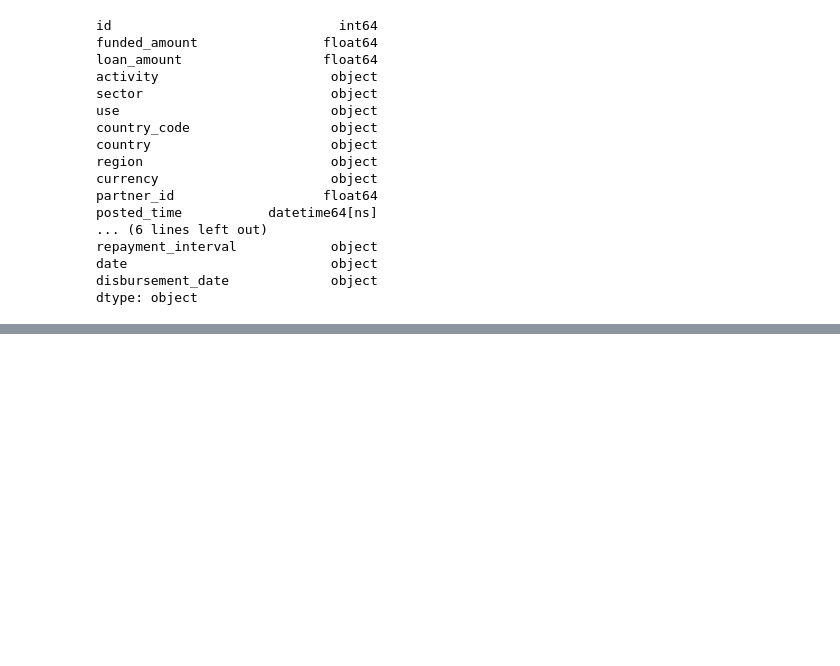
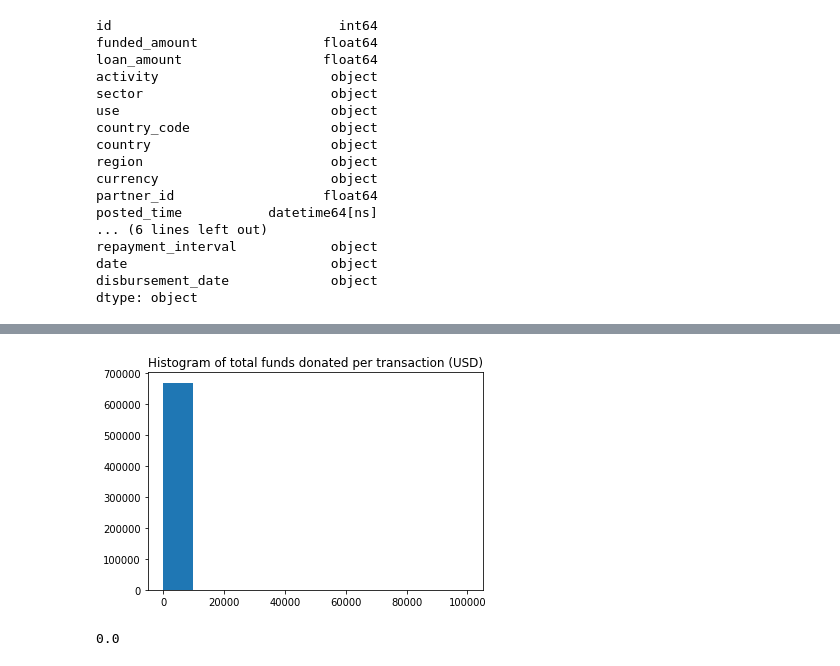
Before and after one commit to masterpython4ds/assignment-1-CeeThinwa, a Jupyter notebook: KIVA Analysis.ipynb, the cells around one changed output, grey strips where cells are left out. Cells and saved outputs as stored; diff of their text form; code cells hidden in the pictures; blank space fills up the shorter version.

```diff
--- a/KIVA Analysis.ipynb
+++ b/KIVA Analysis.ipynb
@@ -265,0 +269,14 @@ plt.show()
+# %%
+# plot all individual contributions
+fig, ax = plt.subplots()
+
+ax.hist(loan_data['funded_amount'])
+
+ax.set_title("Histogram of total funds donated per transaction (USD)")
+plt.show()
+# %% [output]
+[figure, added]
+# %%
+print(loan_data['funded_amount'].min())
+# %% [output]
+0.0
```
Also changed, not shown: parts of 3 cells of this notebook.
